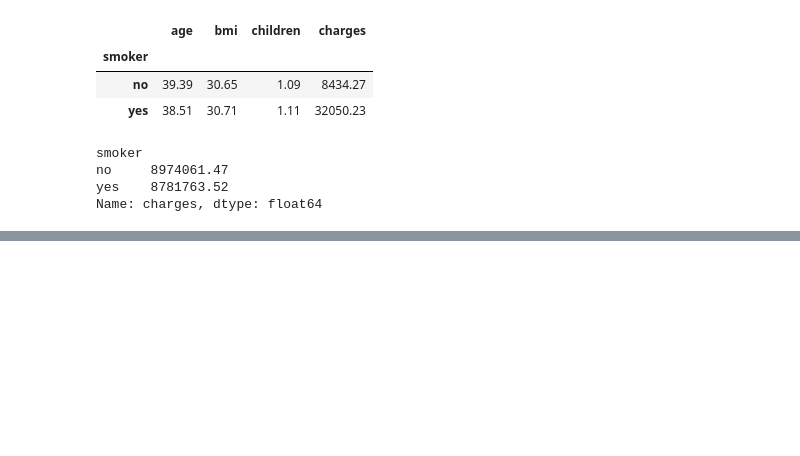
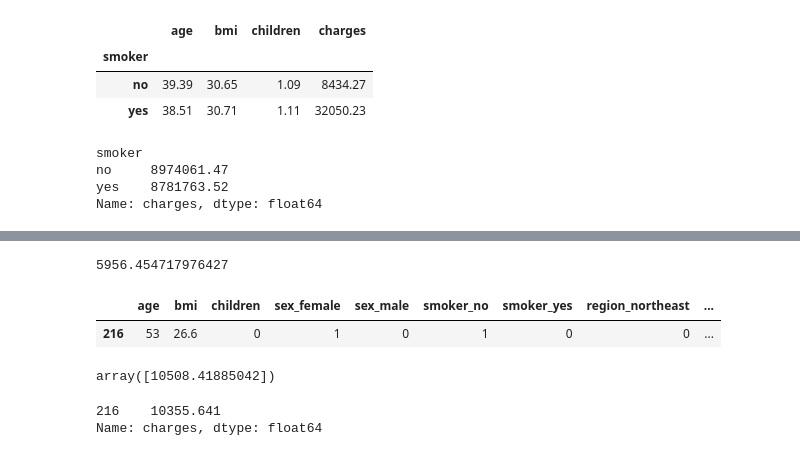
Before and after one commit to veyselaytekin1/Machine_Learning, a Jupyter notebook: ML_projects/insurance_project/insurance_project.ipynb, the cells around one changed output, grey strips where cells are left out. Drawn from its saved outputs; the diff is of its cells as text; code cells hidden in the pictures; blank space fills up the shorter version.

```diff
--- a/ML_projects/insurance_project/insurance_project.ipynb
+++ b/ML_projects/insurance_project/insurance_project.ipynb
@@ -119,0 +220,8 @@ ValueError: Could not interpret input 'smoker'
+# %%
+X_train, X_test, y_train, y_test = train_test_split(X, y, train_size = 0.80, random_state = 1)
+#bu sekilde verileri %80 train ve %20 test verileri olarak bölüyorum
+# %%
+lr = LinearRegression()
+#burdan Linear regression modelinden bir örnekleme yapmis olduk
+#yukaridada bunun icin Linearregressin import etttik
+#aslinda sanki burdan biz bir model olusturduk
@@ -119,0 +297,42 @@ ValueError: Could not interpret input 'smoker'
+# %%
+math.sqrt(mean_squared_error(y_test, y_pred))
+
+#sqrt ile karesini aliyorum, ve az önce import ettigim (mean_squared_error) metirigide icine yaziyorum
+#cünkü mean squared karelerini aliyor, bende simdi karekökünü alacagim
+#burda icine koydugum degiskenler cok öneli
+#ben hata oranini bulacagim icin. test verilerini ele aliyorum
+#y_test yani bizim gercek degerlerimiz, saglik icin yapilan harcamalarin gercek degeri
+#y_pred bizim modelimizin yapmis oldugu tahminler
+#ve gercekler ile, onun buldugu arasindaki iliskiye bakacagir, kaclik bir standart sapma ile
+#tahmin ettigne bakalim
+
+#5956 lik bir standar hata ile tahmin ediyor
+
+#artik bu asamada istedigimiz veriyi modele vererek tahminler yapabilriz
+#galiba artik modelimiz tahmin yapmayi ögrendi, ve nekadar cok veri verirsek o kadar iyi tahminde bulunacak
+# %% [output]
+5956.454717976427
+# %%
+data_new = X_train[:1]
+data_new
+
+#biz simdi ilk satiri tahmin ediyorum,önce ilk satirimiza bakalim
+#burda ilk satir 216 indexli veri oldu, neden 1ci indexli gelmesi diye düsündüm
+#ama galiba adam sklearn kütüphanesiyle. ilgili veriyi karistirarak bölüyor demisti
+#bellki ondan dolayi 216 geldi
+# %% [output]
+|  | age | bmi | children | sex_female | sex_male | smoker_no | smoker_yes | region_northeast | ... |
+| 216 | 53 | 26.6 | 0 | 1 | 0 | 1 | 0 | 0 | ... |
+# %%
+lr.predict(data_new)
+
+
+#simdide veriyi tahmin ediyoruz
+#veriyi tahmin etmek icin predict methodu kullaniliyor
+# %% [output]
+array([10508.41885042])
+# %%
+y_train[0:1]    #bu da gercek deger ,aslinda gayet güzel tahmin etmis
+# %% [output]
+216    10355.641
+Name: charges, dtype: float64
```
Also changed, not shown: parts of 33 cells of this notebook.
